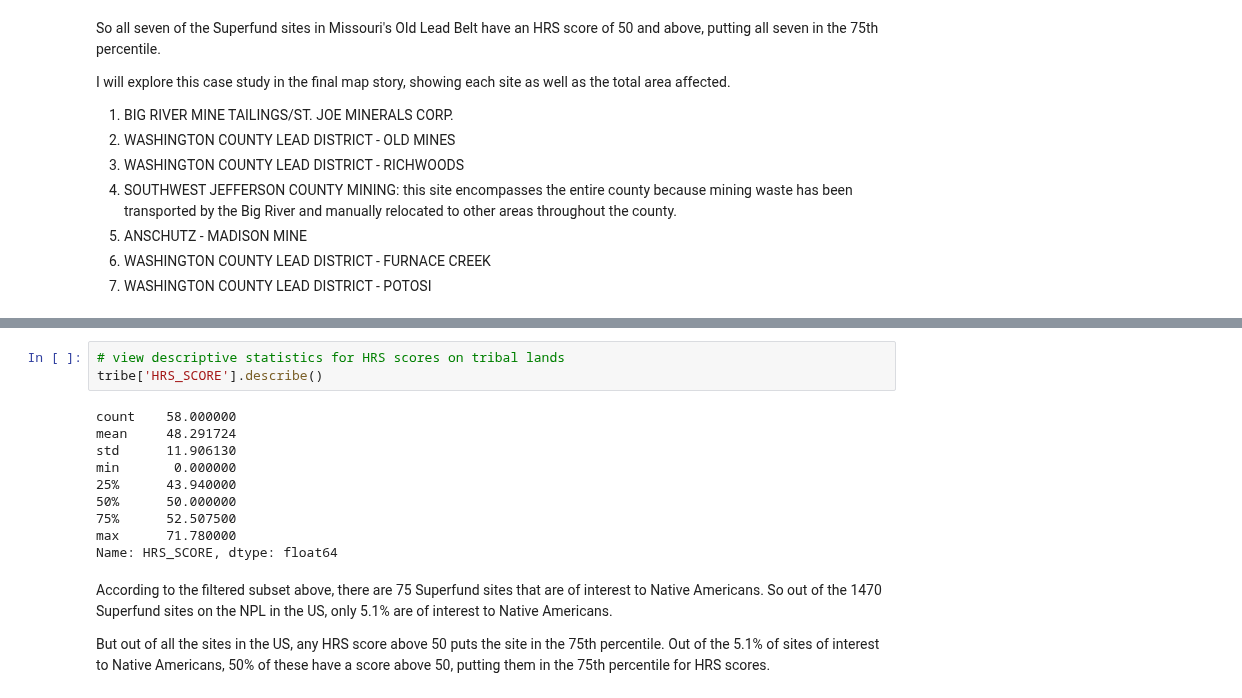
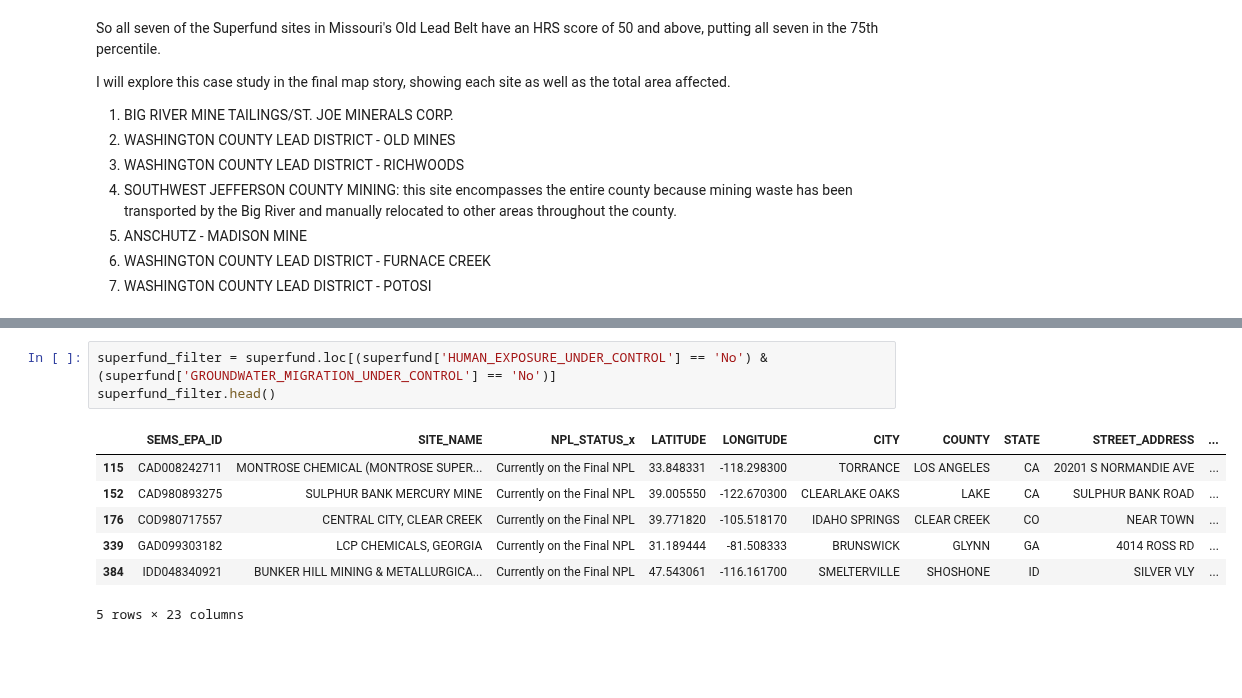
Before and after one commit to EileenGrady/us-industrial-pollution, a Jupyter notebook: notebooks/explore-superfund-site-data.ipynb, the cells around one changed output, grey strips where cells are left out. Saved outputs shown, nothing was run; the diff lists cells and outputs as text; blank space fills up the shorter version.

```diff
--- a/notebooks/explore-superfund-site-data.ipynb
+++ b/notebooks/explore-superfund-site-data.ipynb
@@ -184,18 +152,12 @@ plot.set(xlabel='HRS Score', ylabel='Count', title='Distribution of HRS scores f
-# %%
-# view descriptive statistics for HRS scores on tribal lands
-tribe['HRS_SCORE'].describe()
-# %% [output]
-count    58.000000
-mean     48.291724
-std      11.906130
-min       0.000000
-25%      43.940000
-50%      50.000000
-75%      52.507500
-max      71.780000
-Name: HRS_SCORE, dtype: float64
-# %% [markdown]
-According to the filtered subset above, there are 75 Superfund sites that are of interest to Native Americans. So out of the 1470 Superfund sites on the NPL in the US, only 5.1%  are of interest to Native Americans.
-
-But out of all the sites in the US, any HRS score above 50 puts the site in the 75th percentile. Out of the 5.1% of sites of interest to Native Americans, 50% of these have a score above 50, putting them in the 75th percentile for HRS scores.
+# %%
+superfund_filter = superfund.loc[(superfund['HUMAN_EXPOSURE_UNDER_CONTROL'] == 'No') & (superfund['GROUNDWATER_MIGRATION_UNDER_CONTROL'] == 'No')]
+superfund_filter.head()
+# %% [output]
+|  | SEMS_EPA_ID | SITE_NAME | NPL_STATUS_x | LATITUDE | LONGITUDE | CITY | COUNTY | STATE | STREET_ADDRESS | ... |
+| 115 | CAD008242711 | MONTROSE CHEMICAL (MONTROSE SUPER... | Currently on the Final NPL | 33.848331 | -118.298300 | TORRANCE | LOS ANGELES | CA | 20201 S NORMANDIE AVE | ... |
+| 152 | CAD980893275 | SULPHUR BANK MERCURY MINE | Currently on the Final NPL | 39.005550 | -122.670300 | CLEARLAKE OAKS | LAKE | CA | SULPHUR BANK ROAD | ... |
+| 176 | COD980717557 | CENTRAL CITY, CLEAR CREEK | Currently on the Final NPL | 39.771820 | -105.518170 | IDAHO SPRINGS | CLEAR CREEK | CO | NEAR TOWN | ... |
+| 339 | GAD099303182 | LCP CHEMICALS, GEORGIA | Currently on the Final NPL | 31.189444 | -81.508333 | BRUNSWICK | GLYNN | GA | 4014 ROSS RD | ... |
+| 384 | IDD048340921 | BUNKER HILL MINING & METALLURGICA... | Currently on the Final NPL | 47.543061 | -116.161700 | SMELTERVILLE | SHOSHONE | ID | SILVER VLY | ... |
+5 rows × 23 columns
 # %%
```
Also changed, not shown: parts of 11 cells of this notebook, 41 other files.
